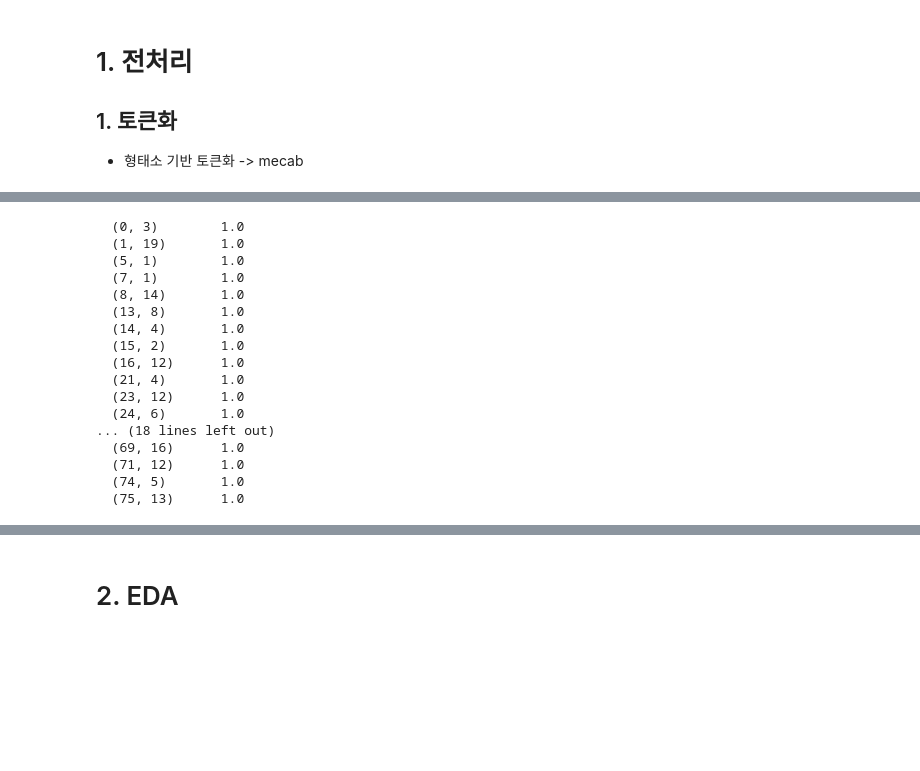
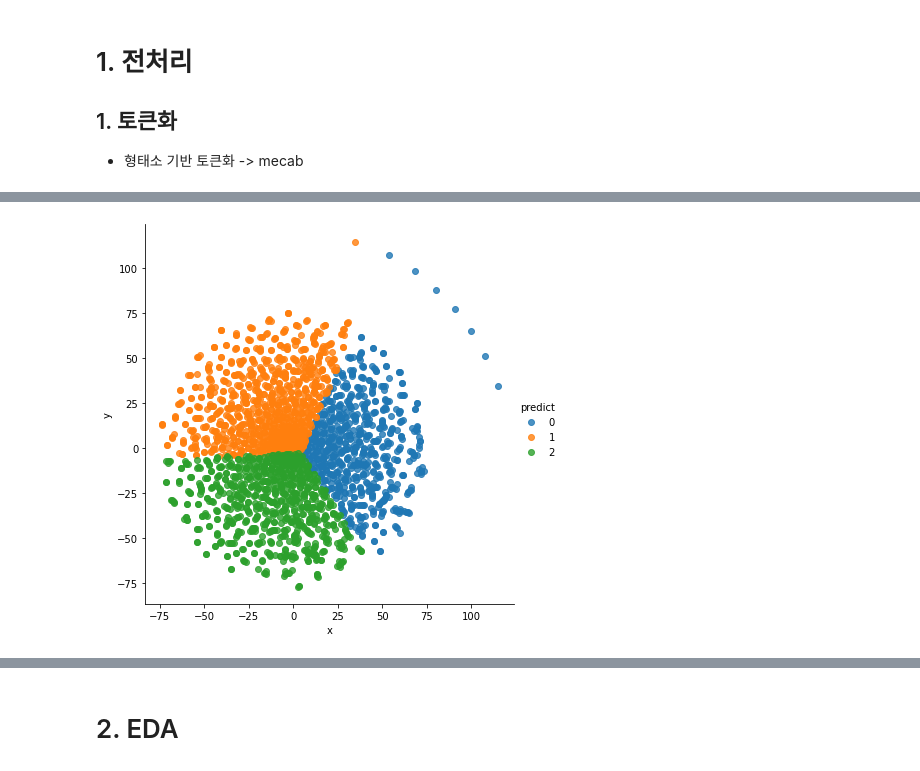
Before and after one commit to Hongbi-Kim/Project_book_recommendation, a Jupyter notebook: 전처리_EDA-text.ipynb, the cells around one changed output, grey strips where cells are left out. Cells and saved outputs as stored; diff of their text form; code cells hidden in the pictures; blank space fills up the shorter version.

```diff
--- a/전처리_EDA-text.ipynb
+++ b/전처리_EDA-text.ipynb
@@ -180,0 +299,5 @@ words_all
+# %%
+# K-MEANS
+galaxy_kmeans = KMeans(n_clusters=3)
+galaxy_predict = galaxy_kmeans.fit_predict(galaxy_df)
+galaxy_predict
@@ -180,0 +306,4 @@ words_all
+# %%
+galaxy_results = galaxy_df
+galaxy_results["predict"] = galaxy_predict
+galaxy_results[0:10]
@@ -180,0 +322,5 @@ words_all
+# %%
+sns.lmplot('x', 'y', data=galaxy_results, fit_reg=False, size=6, hue="predict")
+plt.show()
+# %% [output]
+[figure, added]
@@ -196,20 +364,0 @@ tdm_list.append([tdm])
-# %%
-print(tdm)
-# %% [output]
-  (0, 3)        1.0
-  (1, 19)       1.0
-  (5, 1)        1.0
-  (7, 1)        1.0
-  (8, 14)       1.0
-  (13, 8)       1.0
-  (14, 4)       1.0
-  (15, 2)       1.0
-  (16, 12)      1.0
-  (21, 4)       1.0
-  (23, 12)      1.0
-  (24, 6)       1.0
-... (18 lines left out)
-  (69, 16)      1.0
-  (71, 12)      1.0
-  (74, 5)       1.0
-  (75, 13)      1.0
```
Also changed, not shown: parts of 58 cells of this notebook, 1 other file.
